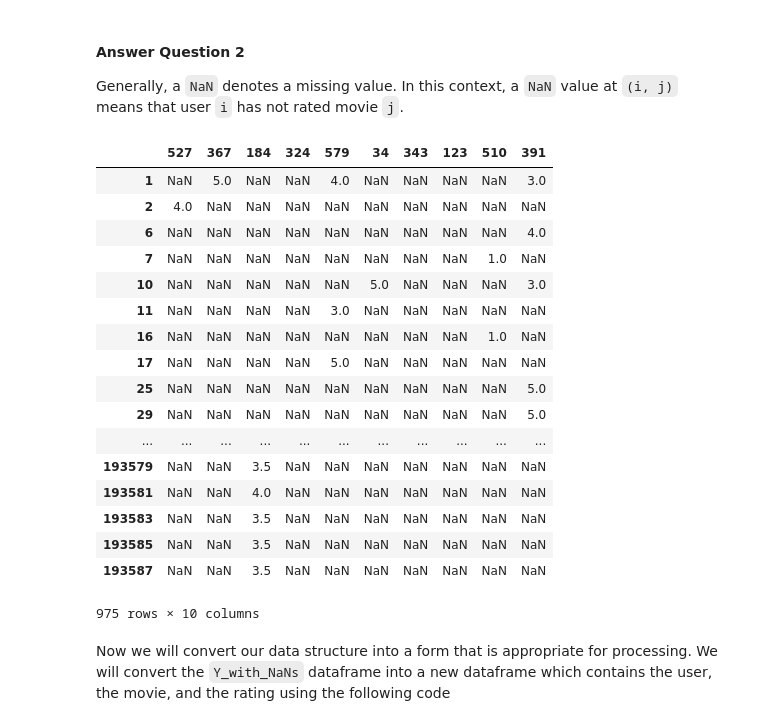
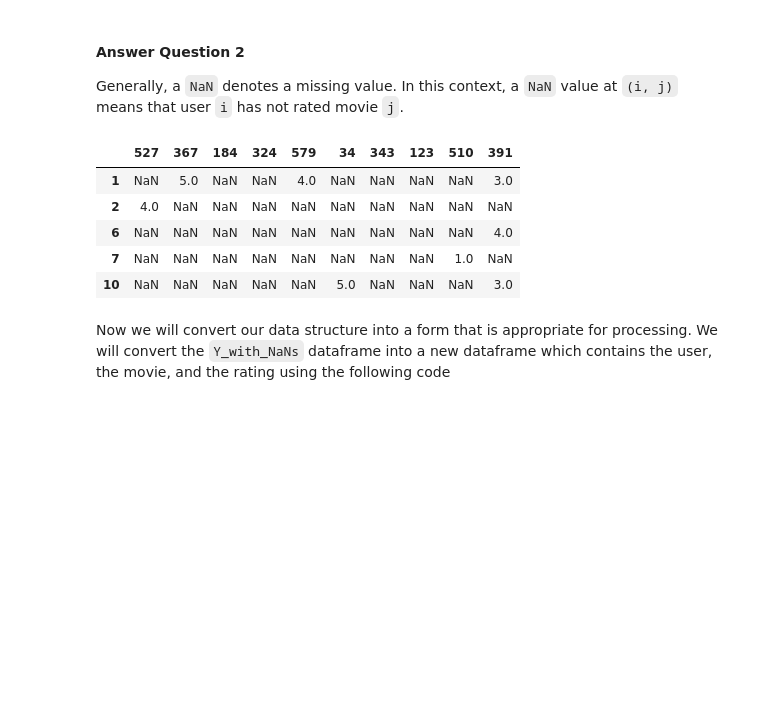
Before and after one commit to TUOS-COM-4509-6509-2018-19/assignment-2-MrDupin, a Jupyter notebook: assignment2.ipynb, the cells around one changed output. Cells and saved outputs as stored; diff of their text form; code cells hidden in the pictures; blank space fills up the shorter version.

```diff
--- a/assignment2.ipynb
+++ b/assignment2.ipynb
@@ -180,26 +180,14 @@ Have a look at the matrix `Y_with_NaNs`. The movies data is now in a data frame
 
 Generally, a `NaN` denotes a missing value. In this context, a `NaN` value at `(i, j)` means that user `i` has not rated movie `j`.
 # %%
-Y_with_NaNs
+Y_with_NaNs.head()
 # %% [output]
 |  | 527 | 367 | 184 | 324 | 579 | 34 | 343 | 123 | 510 | 391 |
 | 1 | NaN | 5.0 | NaN | NaN | 4.0 | NaN | NaN | NaN | NaN | 3.0 |
 | 2 | 4.0 | NaN | NaN | NaN | NaN | NaN | NaN | NaN | NaN | NaN |
 | 6 | NaN | NaN | NaN | NaN | NaN | NaN | NaN | NaN | NaN | 4.0 |
 | 7 | NaN | NaN | NaN | NaN | NaN | NaN | NaN | NaN | 1.0 | NaN |
 | 10 | NaN | NaN | NaN | NaN | NaN | 5.0 | NaN | NaN | NaN | 3.0 |
-| 11 | NaN | NaN | NaN | NaN | 3.0 | NaN | NaN | NaN | NaN | NaN |
-| 16 | NaN | NaN | NaN | NaN | NaN | NaN | NaN | NaN | 1.0 | NaN |
-| 17 | NaN | NaN | NaN | NaN | 5.0 | NaN | NaN | NaN | NaN | NaN |
-| 25 | NaN | NaN | NaN | NaN | NaN | NaN | NaN | NaN | NaN | 5.0 |
-| 29 | NaN | NaN | NaN | NaN | NaN | NaN | NaN | NaN | NaN | 5.0 |
-| ... | ... | ... | ... | ... | ... | ... | ... | ... | ... | ... |
-| 193579 | NaN | NaN | 3.5 | NaN | NaN | NaN | NaN | NaN | NaN | NaN |
-| 193581 | NaN | NaN | 4.0 | NaN | NaN | NaN | NaN | NaN | NaN | NaN |
-| 193583 | NaN | NaN | 3.5 | NaN | NaN | NaN | NaN | NaN | NaN | NaN |
-| 193585 | NaN | NaN | 3.5 | NaN | NaN | NaN | NaN | NaN | NaN | NaN |
-| 193587 | NaN | NaN | 3.5 | NaN | NaN | NaN | NaN | NaN | NaN | NaN |
-975 rows × 10 columns
 # %% [markdown]
 Now we will convert our data structure into a form that is appropriate for processing. We will convert the `Y_with_NaNs` dataframe into a new dataframe which contains the user, the movie, and the rating using the following code
 # %%
```
Also changed, not shown: parts of 22 cells of this notebook.
